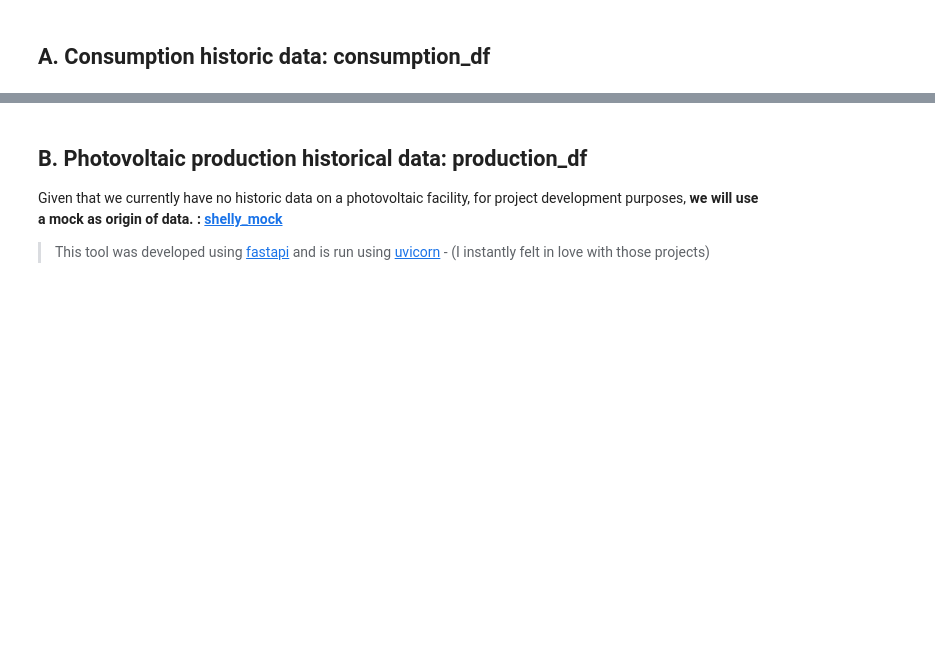
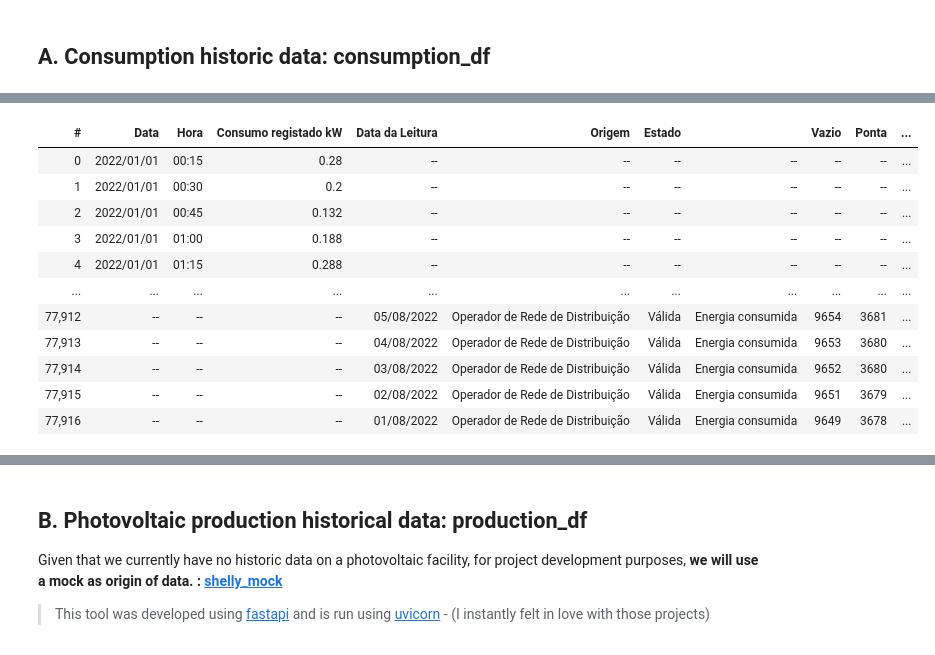
Before and after one commit to hugobertini-ds/photovoltaicperformance, a Jupyter notebook: PhotovoltaicPerformance_v01.ipynb, the cells around one changed output, grey strips where cells are left out. Cells and saved outputs as stored; diff of their text form; code cells hidden in the pictures; blank space fills up the shorter version.

Commit message:
good advances with importing data into combined vaex dataframes

```diff
--- a/PhotovoltaicPerformance_v01.ipynb
+++ b/PhotovoltaicPerformance_v01.ipynb
@@ -335,34 +335,3 @@
 # %%
 import vaex
 import pandas as pd
-# %%
-def get_consumption_data(input_folder, consumed_folder):
-    """
-    the data is expected to follow either a daily (Leituras*.xlsx) or a 15-minute basis (Consumos*.xlsx)
-    the dataframe returned will support and contain data from both kinds of information.
-    For example, the daily basis data will have no time filled-in;
-                 while the 15-minute data will not distinguish consumption periods (vazio aka economy, ponta and cheias)
-
-    input:  input and consumed folder names
-    return: dataframe vaex dataframe with columns:
-        date, time,
-        daily_origin, daily_status, daily_consumed, daily_vazio, daily_ponta, daily_cheias,
-        15min_consumption
-    """
-    import os
-
-    # initialize the dataframe
-    vx_df = vaex.from_pandas(pd.DataFrame())
-
-    # read folder contents
-    for x in os.listdir():
-        if x.startswith("Leituras") and x.endswith(".xlsx"):
-            # getting daily data
-            df = vaex.from_pandas(pd.read_excel(x, skiprows=7))
-            vx_df = vaex.concat([vx_df, df])
-        if x.startswith("Consumos") and x.endswith(".xlsx"):
-            # getting 15-minute data
-            df = vaex.from_pandas(pd.read_excel(x, skiprows=8))
-            vx_df = vaex.concat([vx_df, df])
-        # after reading data, move the file to "consumed" folder
-        os.rename(x, f"{consumed_folder}/{x}")
@@ -368,0 +397,8 @@ def get_consumption_data(input_folder, consumed_folder):
+# %%
+consumption = get_consumption_data('./data', './data/consumed')
+
+if(consumption[0]):
+    consumption_df = consumption[1]
+    print("consumption data acquired")
+else:
+    print("no data acquired")
@@ -368,0 +423,15 @@ def get_consumption_data(input_folder, consumed_folder):
+# %%
+consumption_df
+# %% [output]
+| # | Data | Hora | Consumo registado kW | Data da Leitura | Origem | Estado |  | Vazio | Ponta | ... |
+| 0 | 2022/01/01 | 00:15 | 0.28 | -- | -- | -- | -- | -- | -- | ... |
+| 1 | 2022/01/01 | 00:30 | 0.2 | -- | -- | -- | -- | -- | -- | ... |
+| 2 | 2022/01/01 | 00:45 | 0.132 | -- | -- | -- | -- | -- | -- | ... |
+| 3 | 2022/01/01 | 01:00 | 0.188 | -- | -- | -- | -- | -- | -- | ... |
+| 4 | 2022/01/01 | 01:15 | 0.288 | -- | -- | -- | -- | -- | -- | ... |
+| ... | ... | ... | ... | ... | ... | ... | ... | ... | ... | ... |
+| 77,912 | -- | -- | -- | 05/08/2022 | Operador de Rede de Distribuição | Válida | Energia consumida | 9654 | 3681 | ... |
+| 77,913 | -- | -- | -- | 04/08/2022 | Operador de Rede de Distribuição | Válida | Energia consumida | 9653 | 3680 | ... |
+| 77,914 | -- | -- | -- | 03/08/2022 | Operador de Rede de Distribuição | Válida | Energia consumida | 9652 | 3680 | ... |
+| 77,915 | -- | -- | -- | 02/08/2022 | Operador de Rede de Distribuição | Válida | Energia consumida | 9651 | 3679 | ... |
+| 77,916 | -- | -- | -- | 01/08/2022 | Operador de Rede de Distribuição | Válida | Energia consumida | 9649 | 3678 | ... |
```
Also changed, not shown: parts of 9 cells of this notebook, 1 other file.
